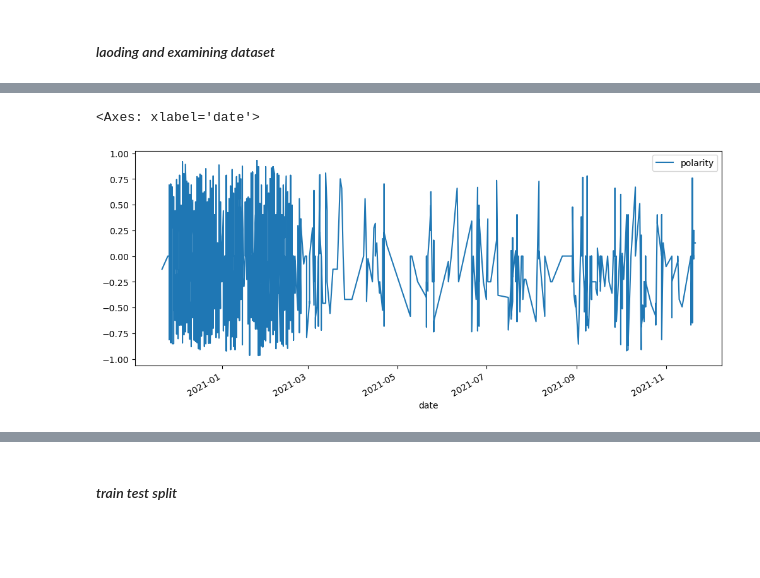
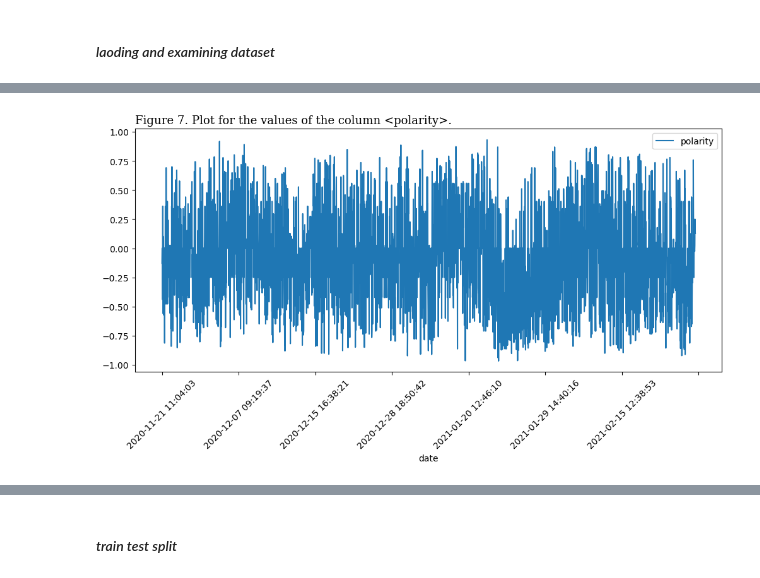
Before and after one commit to temulenbd/ca2, a Jupyter notebook: tweet.ipynb, the cells around one changed output, grey strips where cells are left out. Cells and saved outputs as stored; diff of their text form; code cells hidden in the pictures; blank space fills up the shorter version.

```diff
--- a/tweet.ipynb
+++ b/tweet.ipynb
@@ -202,7 +243,7 @@ In this section I'll use PySpark, Python API for Apache Spark, to do the preproc
 # %%
 # Starting a new SparkSession for data import from HDFS.
 spark = SparkSession.builder \
-        .appName('Sentiment Analysis') \
+        .appName('Sentiment Forecast') \
         .getOrCreate()
 # %%
 # Reading the file.
@@ -698,9 +795,8 @@ Since now I know the sentiment polarity I can now use it to create the column of
 # %%
 # Creating a new column 'polarity' based on the polarity threshold.
-threshold = 0.1
+threshold = 0.0
 df_spark_sentiment = df_spark_sentiment.withColumn('sentiment', when(df_spark_sentiment.sentiment_polarity > threshold, 'positive')
-                                                   .when(df_spark_sentiment.sentiment_polarity < -threshold, 'negative')
-                                                   .otherwise('neutral'))
+                                                  .otherwise('negative'))
 # %%
 # Checking the results.
 df_spark_sentiment.show(10)
@@ -1008,0 +1221,15 @@ df_timeseries.head(2)
+# %%
+# Creating a new DataFrame for timerseries model.
+df_timeseries = df_spark_sentiment.toPandas()
+df_timeseries = df_timeseries[['date', 'sentiment_polarity']]
+df_timeseries.rename(columns={'sentiment_polarity' : 'polarity'}, inplace=True)
+df_timeseries['polarity'] = df_timeseries['polarity'].astype(float)
+
+# Removing +00:-00 from the the values of the column date.
+def extract_date(val):
+    new_val = val[0:19]
+    return new_val
+df_timeseries['date'] = df_timeseries['date'].apply(extract_date)
+
+# Making the 'date' column as an index.
+df_timeseries.set_index('date', inplace=True)
@@ -1009,9 +1254,13 @@ df_timeseries.head(2)
 # %%
 # Checking the data.
 df_timeseries.plot(figsize=(12,5))
+plt.xticks(rotation=45)
+plt.title('Figure 7. Plot for the values of the column <polarity>.',
+          font='serif',
+          fontsize=13,
+          loc='left');
 # %% [output]
-<Axes: xlabel='date'>
-[figure, old version]
+[figure, new version]
 # %%
 # Stationary check.
 def ad_test(dataset):
```
Also changed, not shown: parts of 163 cells of this notebook, 1 other file.
